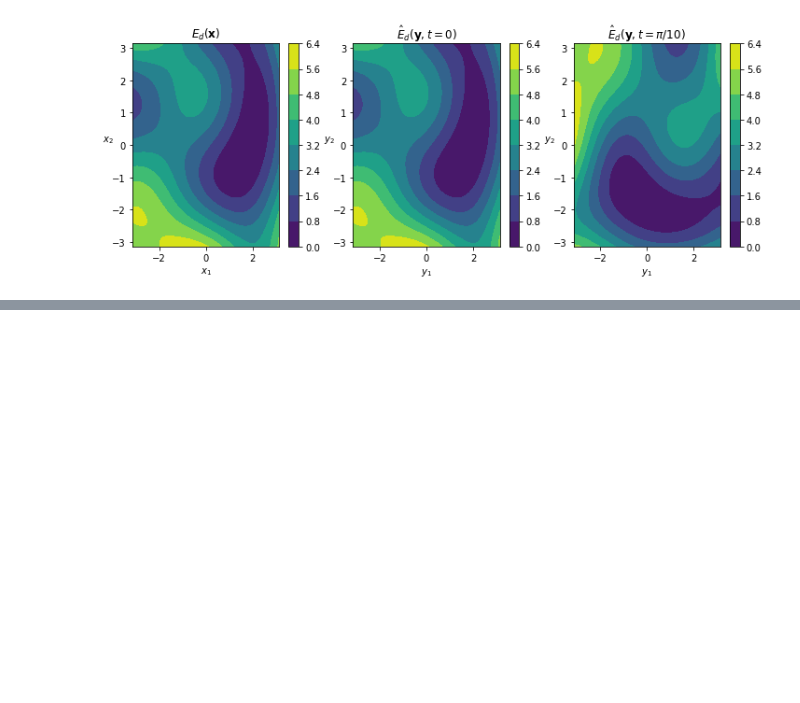
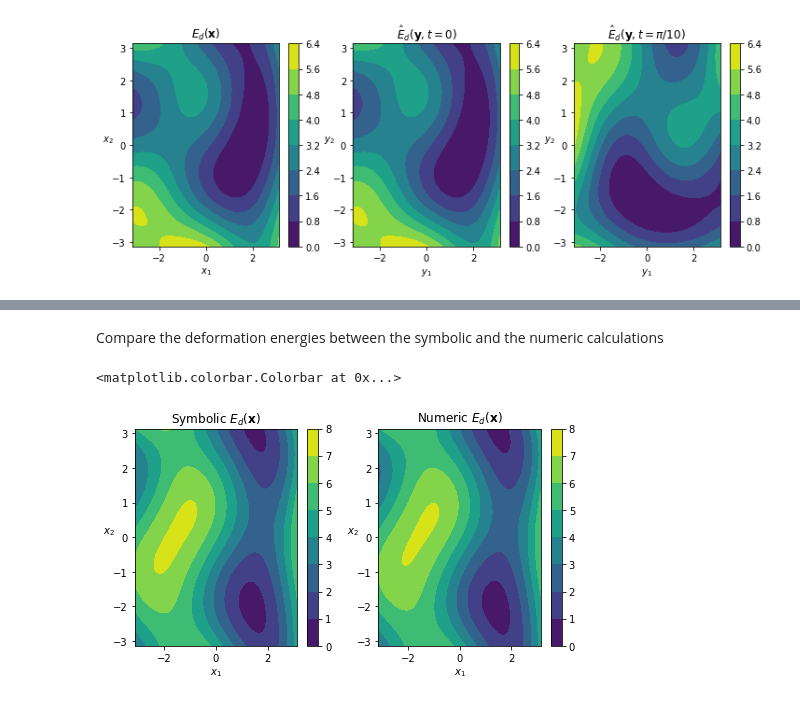
Before and after one commit to balintkaszas/DeformationVelocity, a Jupyter notebook: 3DExample.ipynb, the cells around one changed output, grey strips where cells are left out. Saved outputs shown, nothing was run; the diff lists cells and outputs as text; code cells hidden in the pictures; blank space fills up the shorter version.

```diff
--- a/3DExample.ipynb
+++ b/3DExample.ipynb
@@ -372,0 +485,30 @@ plt.colorbar(image3, ax = ax3)
+# %% [markdown]
+Compare the deformation energies between the symbolic and the numeric calculations
+# %%
+fig = plt.figure(figsize = (8,4))
+ax = fig.add_subplot(121)
+ax2 = fig.add_subplot(122)
+
+xx = np.linspace(-np.pi, np.pi, 100)
+yy = np.linspace(-np.pi, np.pi, 100)
+
+[X,Y] = np.meshgrid(xx, yy)
+
+image1 = ax.contourf(xx,yy, np.squeeze(E_def_inXframe_numpy( X, Y, -np.pi)))
+ax.set_xlabel('$x_1$')
+ax.set_ylabel('$x_2$', rotation=0)
+ax.set_title('Symbolic $E_d(\mathbf{x})$')
+plt.colorbar(image1, ax = ax)
+
+
+
+Edef = 0.5 * (Urel**2 + Vrel**2 + Wrel**2) # calculate the def. kinetic energy explicitly
+image2 = ax2.contourf(xx, yy, np.squeeze(Edef[:,:,0]))  # get the x3 = -pi plane, the first element along the 3rd dimension
+
+ax2.set_xlabel('$x_1$')
+ax2.set_ylabel('$x_2$', rotation=0)
+ax2.set_title('Numeric $E_d(\mathbf{x})$')
+plt.colorbar(image2, ax = ax2)
+# %% [output]
+<matplotlib.colorbar.Colorbar at 0x...>
+[figure, added]
```
Also changed, not shown: parts of 13 cells of this notebook.
